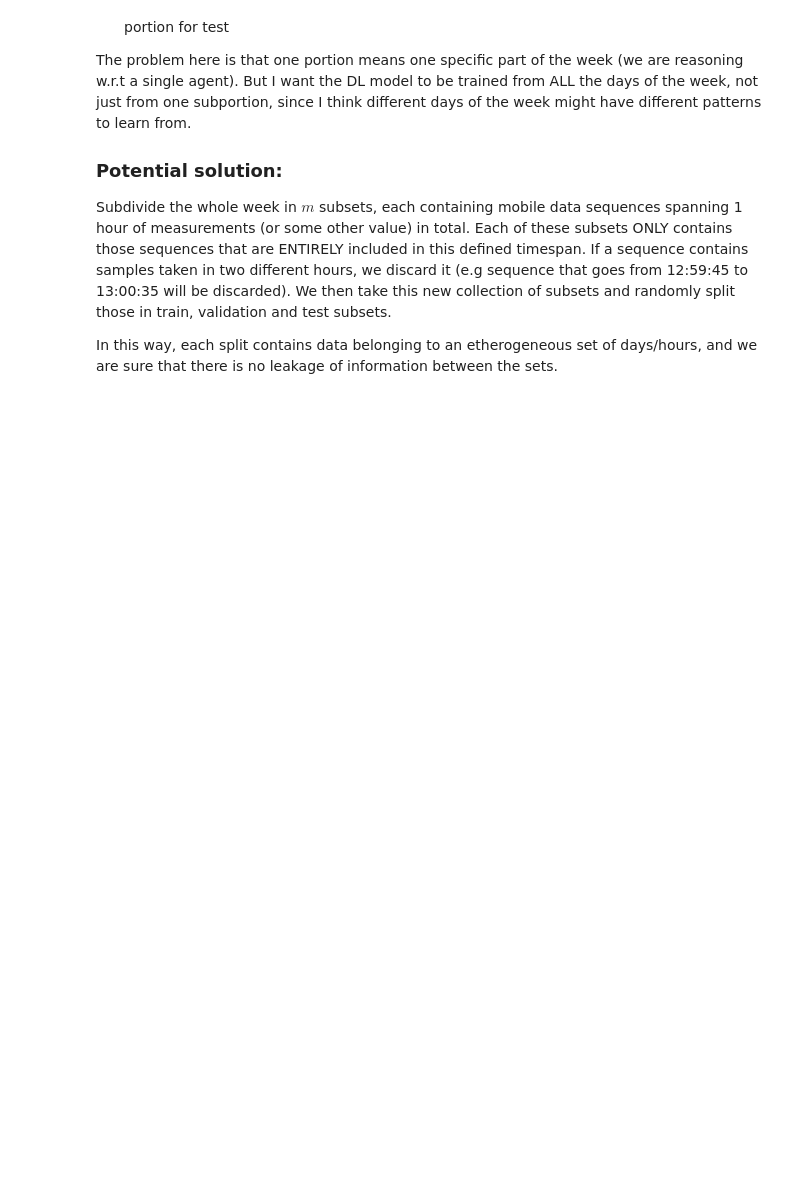
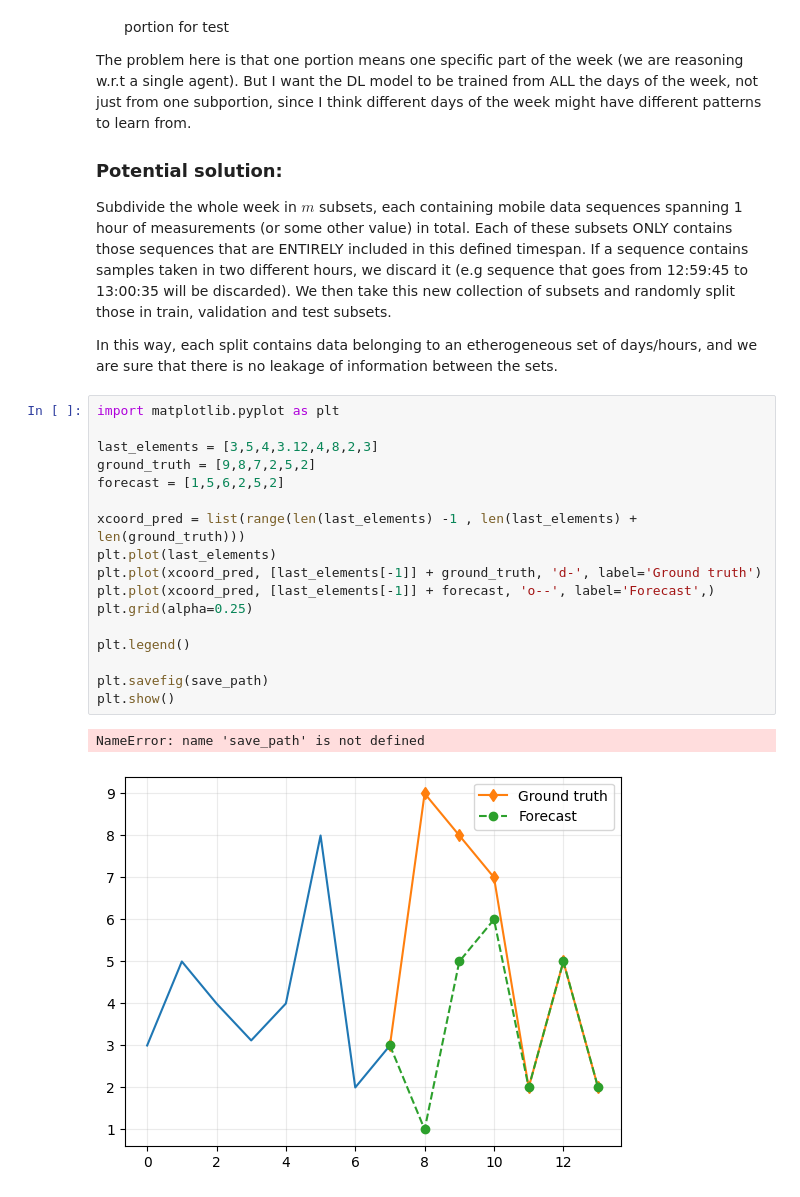
Before and after one commit to rmazzier/MLCommSysProject, a Jupyter notebook: exploratory_data_analysis.ipynb, the cells around one changed output. Saved outputs shown, nothing was run; the diff lists cells and outputs as text; blank space fills up the shorter version.

```diff
--- a/exploratory_data_analysis.ipynb
+++ b/exploratory_data_analysis.ipynb
@@ -150,3 +150,23 @@ Subdivide the whole week in $m$ subsets, each containing mobile data sequences s
 We then take this new collection of subsets and randomly split those in train, validation and test subsets.
 
 In this way, each split contains data belonging to an etherogeneous set of days/hours, and we are sure that there is no leakage of information between the sets.
+# %%
+import matplotlib.pyplot as plt
+
+last_elements = [3,5,4,3.12,4,8,2,3]
+ground_truth = [9,8,7,2,5,2]
+forecast = [1,5,6,2,5,2]
+
+xcoord_pred = list(range(len(last_elements) -1 , len(last_elements) + len(ground_truth)))
+plt.plot(last_elements)
+plt.plot(xcoord_pred, [last_elements[-1]] + ground_truth, 'd-', label='Ground truth')
+plt.plot(xcoord_pred, [last_elements[-1]] + forecast, 'o--', label='Forecast',)
+plt.grid(alpha=0.25)
+
+plt.legend()
+
+plt.savefig(save_path)
+plt.show()
+# %% [output]
+NameError: name 'save_path' is not defined
+[figure, added]
```
Also changed, not shown: parts of 2 cells of this notebook, 8 other files.
